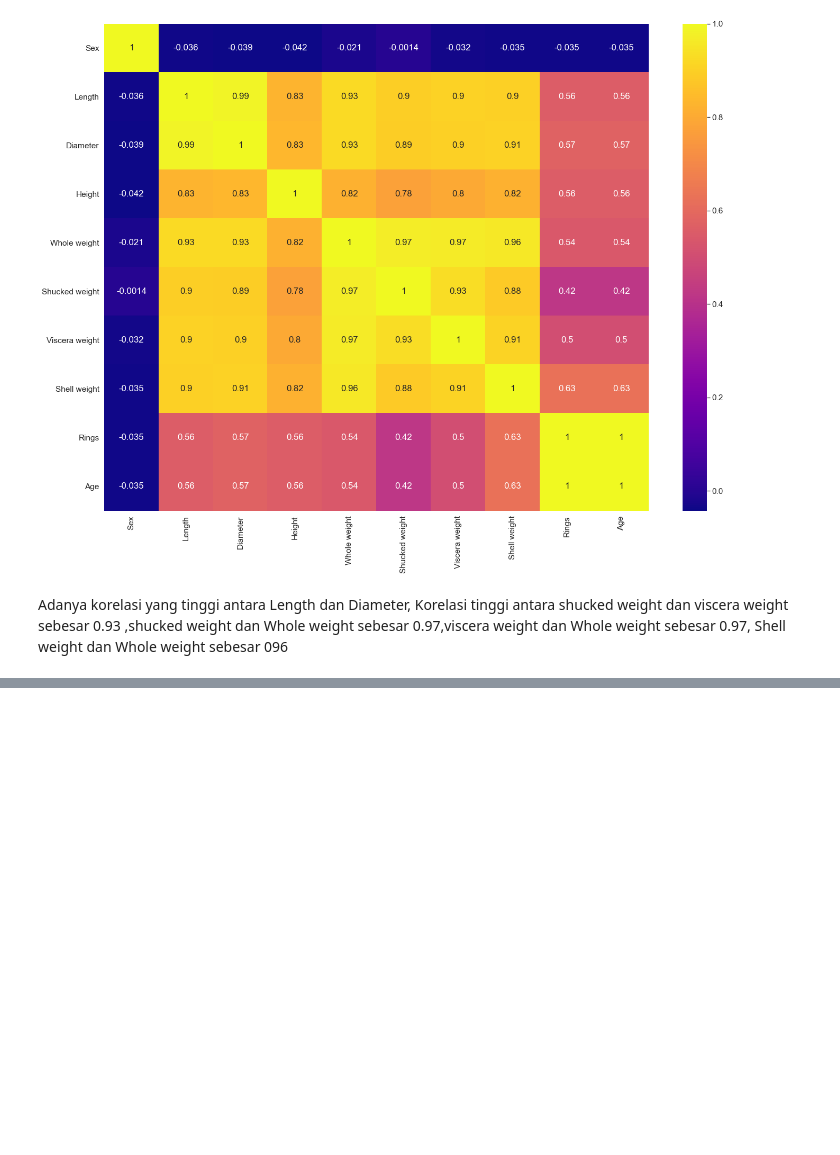
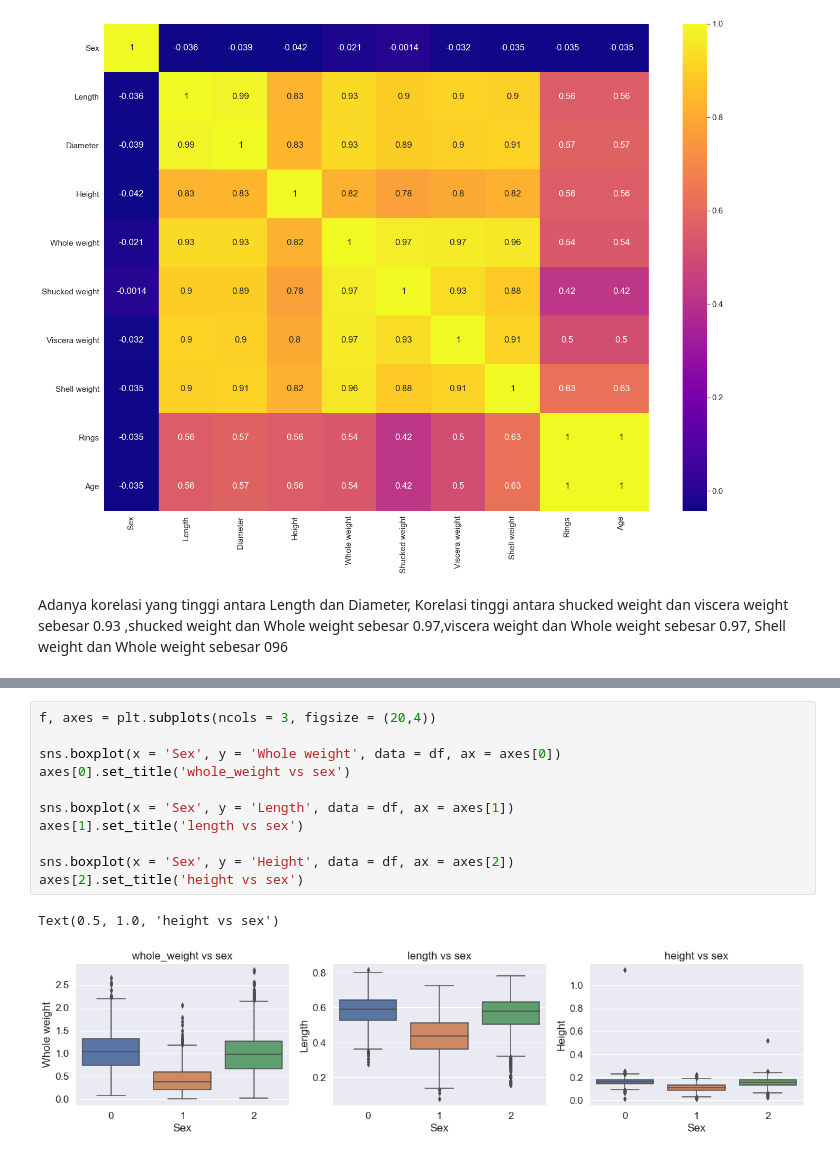
Before and after one commit to rahmaldrs/DSU_Project_2_supervised, a Jupyter notebook: Regresi.ipynb, the cells around one changed output, grey strips where cells are left out. Cells and saved outputs as stored; diff of their text form; blank space fills up the shorter version.

```diff
--- a/Regresi.ipynb
+++ b/Regresi.ipynb
@@ -150,0 +185,14 @@ Adanya korelasi yang tinggi antara Length dan Diameter, Korelasi tinggi antara s
+# %%
+f, axes = plt.subplots(ncols = 3, figsize = (20,4))
+
+sns.boxplot(x = 'Sex', y = 'Whole weight', data = df, ax = axes[0])
+axes[0].set_title('whole_weight vs sex')
+
+sns.boxplot(x = 'Sex', y = 'Length', data = df, ax = axes[1])
+axes[1].set_title('length vs sex')
+
+sns.boxplot(x = 'Sex', y = 'Height', data = df, ax = axes[2])
+axes[2].set_title('height vs sex')
+# %% [output]
+Text(0.5, 1.0, 'height vs sex')
+[figure, added]
```
Also changed, not shown: parts of 22 cells of this notebook.
